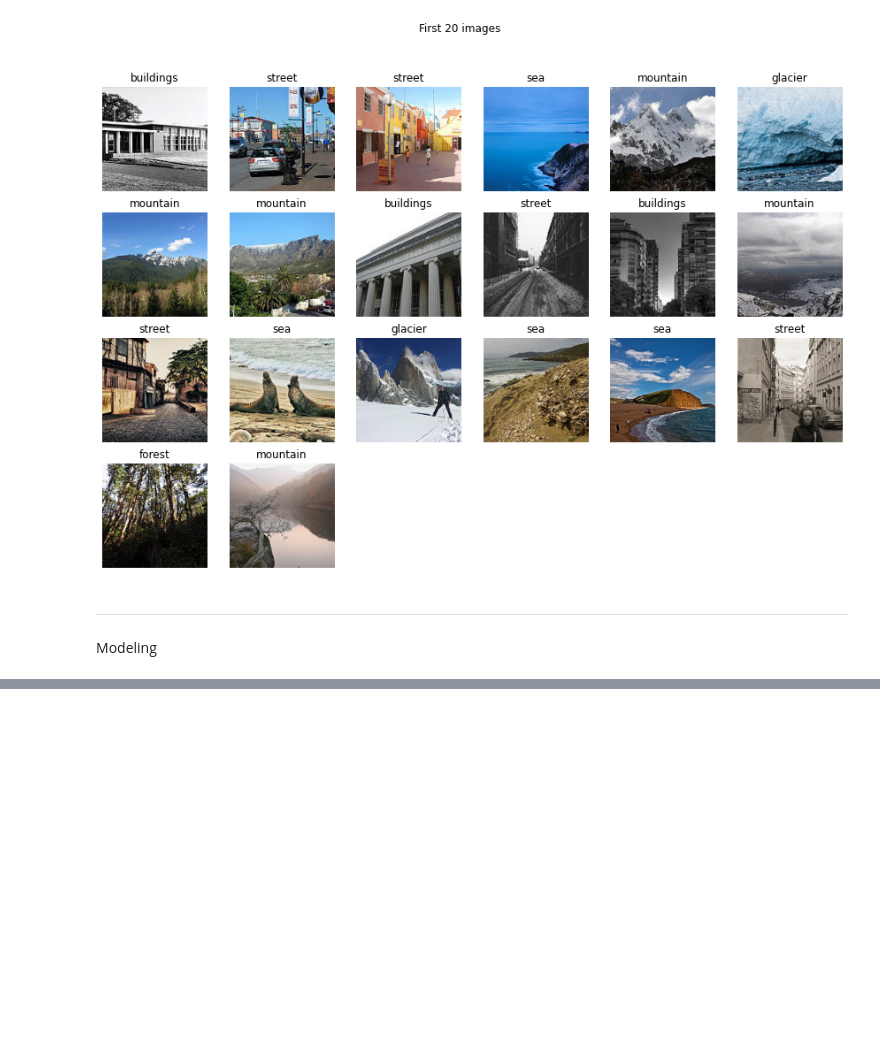
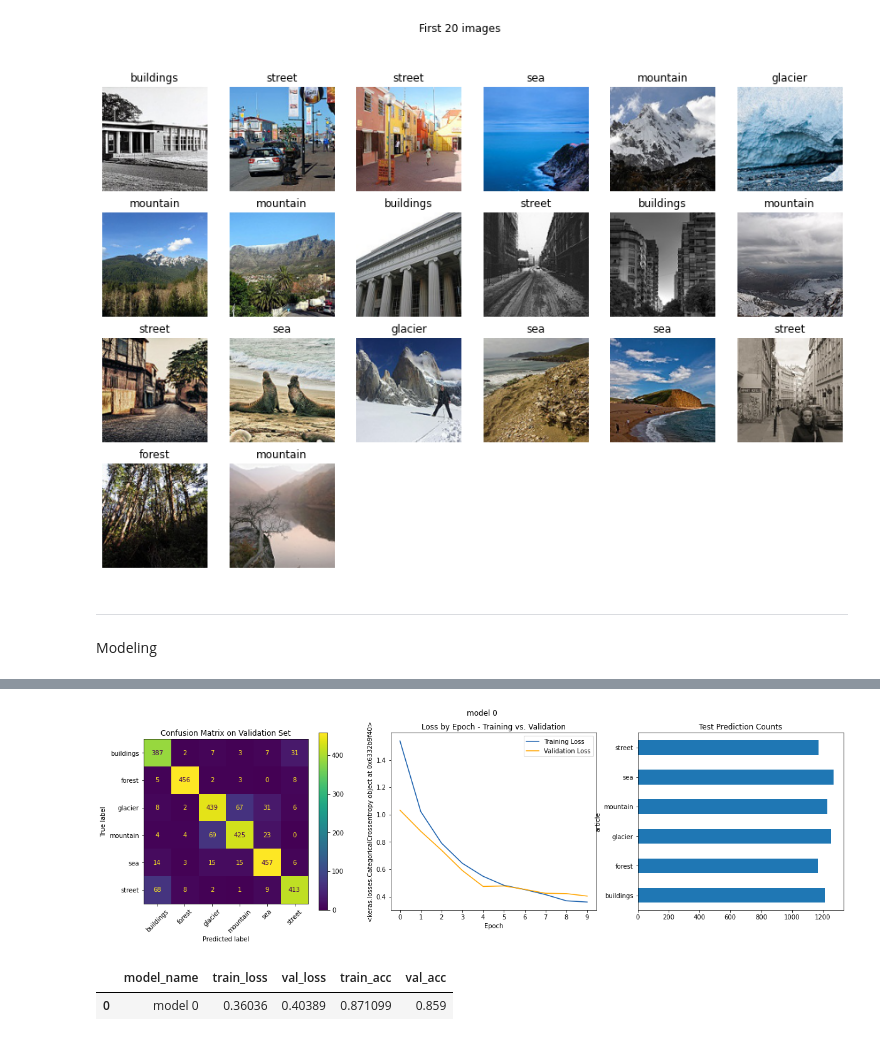
Before and after one commit to dagross/Intel-Image-Classification, a Jupyter notebook: project-5.ipynb, the cells around one changed output, grey strips where cells are left out. Drawn from its saved outputs; the diff is of its cells as text; code cells hidden in the pictures; blank space fills up the shorter version.

```diff
--- a/project-5.ipynb
+++ b/project-5.ipynb
@@ -231,0 +283,13 @@ stats
+# %%
+pretrained_model = VGG19(input_shape=[150,150,3], include_top=False)
+pretrained_model.trainable = True
+# %%
+model_trans=Sequential()
+model_trans.add(pretrained_model)
+model_trans.add(Flatten())
+
+model_trans.add(Dense(128,activation="relu"))
+model_trans.add(Dense(64,activation="relu"))
+model_trans.add(Dense(6,activation="softmax"))
+model_trans.compile(loss=losses.CategoricalCrossentropy(),optimizer='adam',metrics=['acc'])
+history_cnn_trans=model_trans.fit(X_train,y_train,batch_size=128,validation_data=(X_val,y_val),epochs=10,verbose=1)
@@ -231,0 +322,3 @@ stats
+# %%
+stats = evaluate_models([model_trans], [history_cnn_trans], X_test, class_labels)
+# %% [output]
@@ -231,0 +326,6 @@ stats
+[figure, added]
+# %%
+stats
+# %% [output]
+|  | model_name | train_loss | val_loss | train_acc | val_acc |
+| 0 | model 0 | 0.36036 | 0.40389 | 0.871099 | 0.859 |
```
Also changed, not shown: parts of 13 cells of this notebook.
